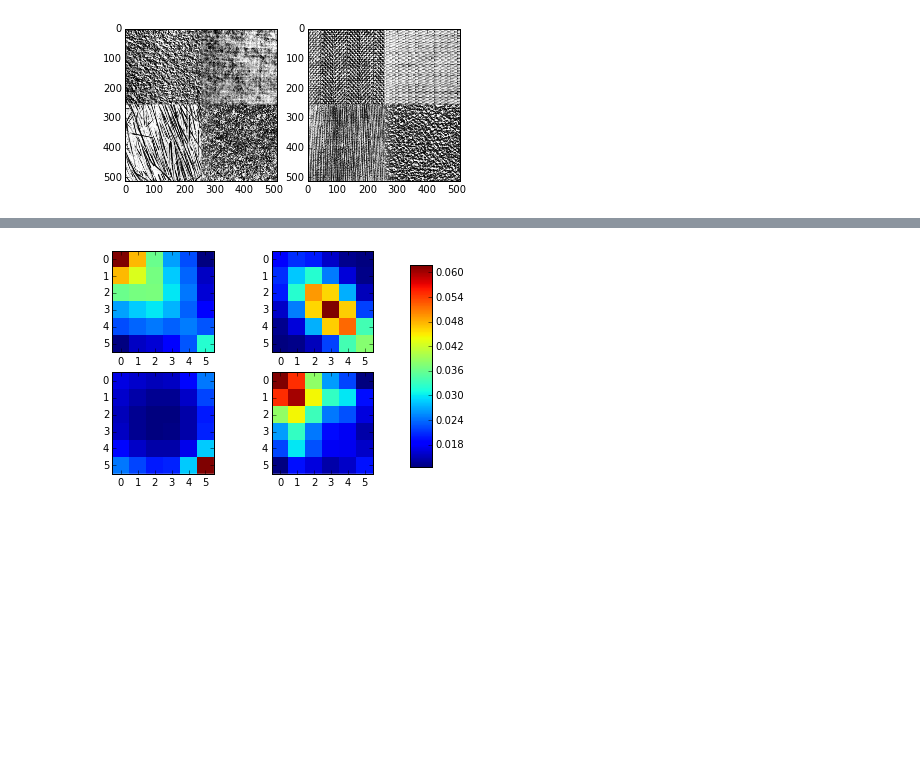
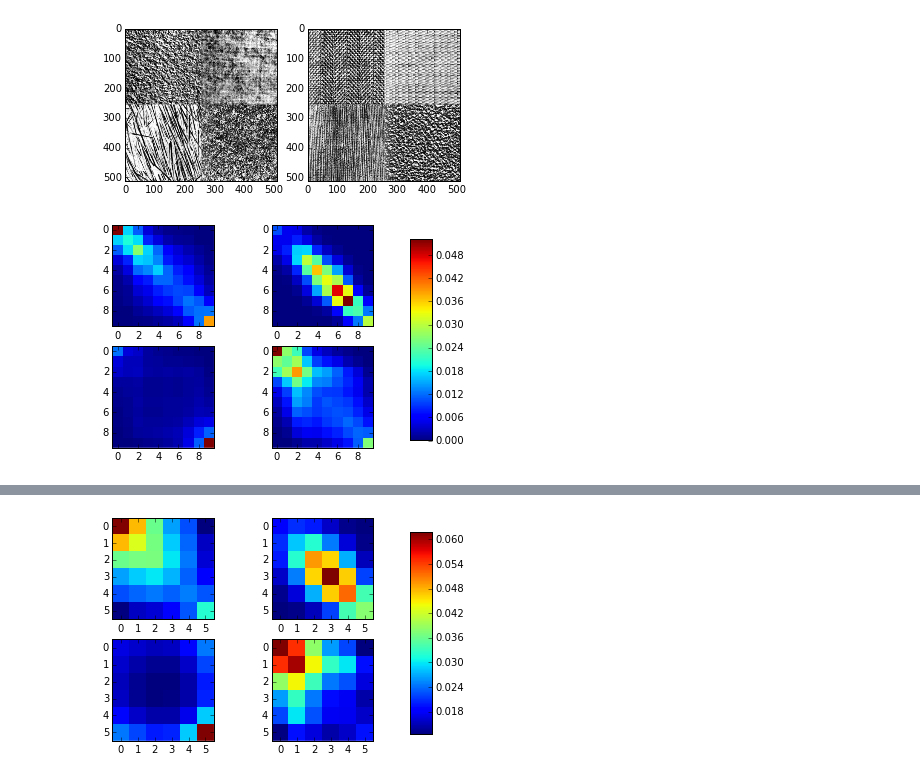
Before and after one commit to burk/inf4300, a Jupyter notebook: oblig1/analysis.ipynb, the cells around one changed output, grey strips where cells are left out. Saved outputs shown, nothing was run; the diff lists cells and outputs as text; code cells hidden in the pictures; blank space fills up the shorter version.

```diff
--- a/oblig1/analysis.ipynb
+++ b/oblig1/analysis.ipynb
@@ -61,3 +61,7 @@ def viz_glcm(img, dx=1, dy=0, levels=5):
     fig.subplots_adjust(right=0.8)
     cbar_ax = fig.add_axes([0.85, 0.15, 0.05, 0.7])
     fig.colorbar(im, cax=cbar_ax)
+# %%
+viz_glcm(m1, dx=1, dy=0, levels=10)
+# %% [output]
+[figure, added]
```
Also changed, not shown: parts of 12 cells of this notebook.
